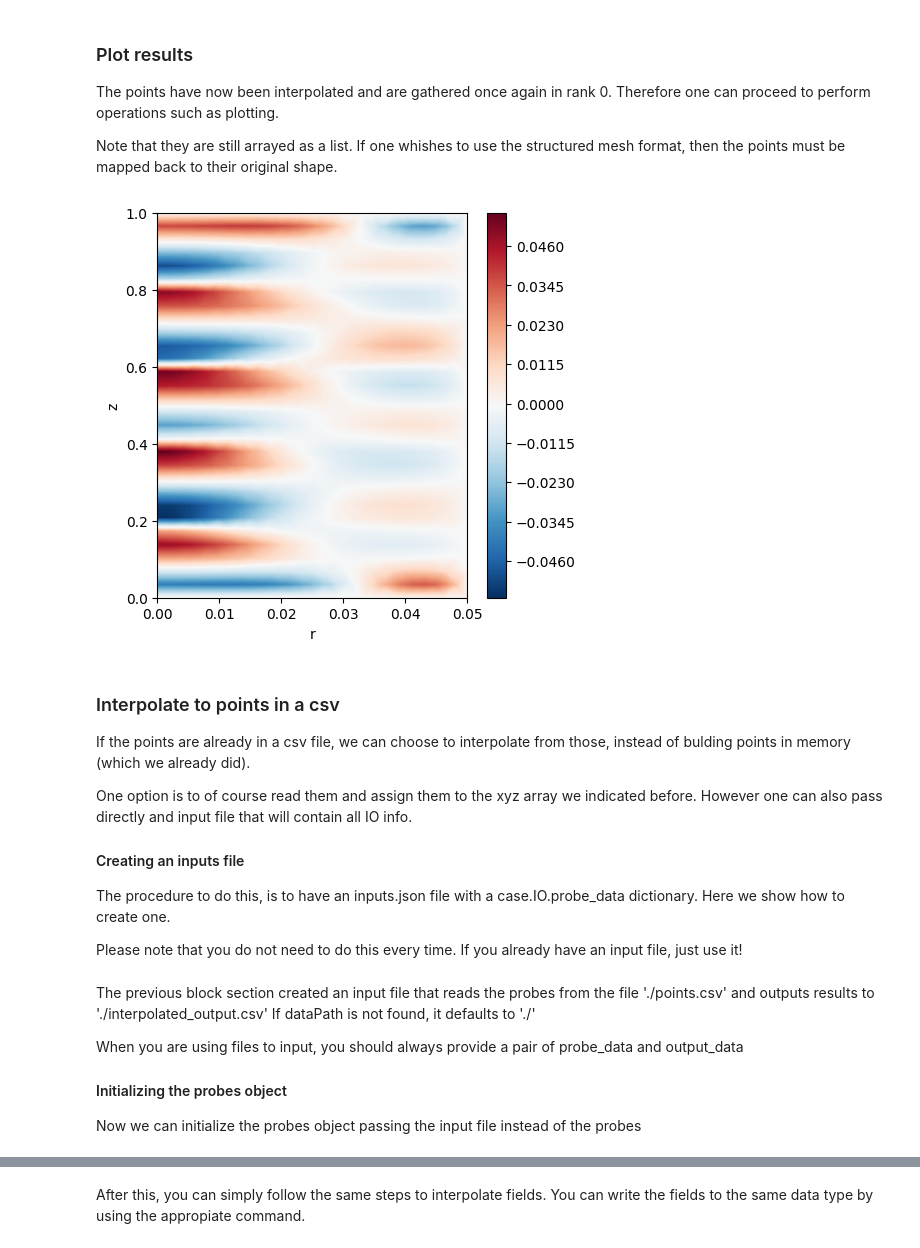
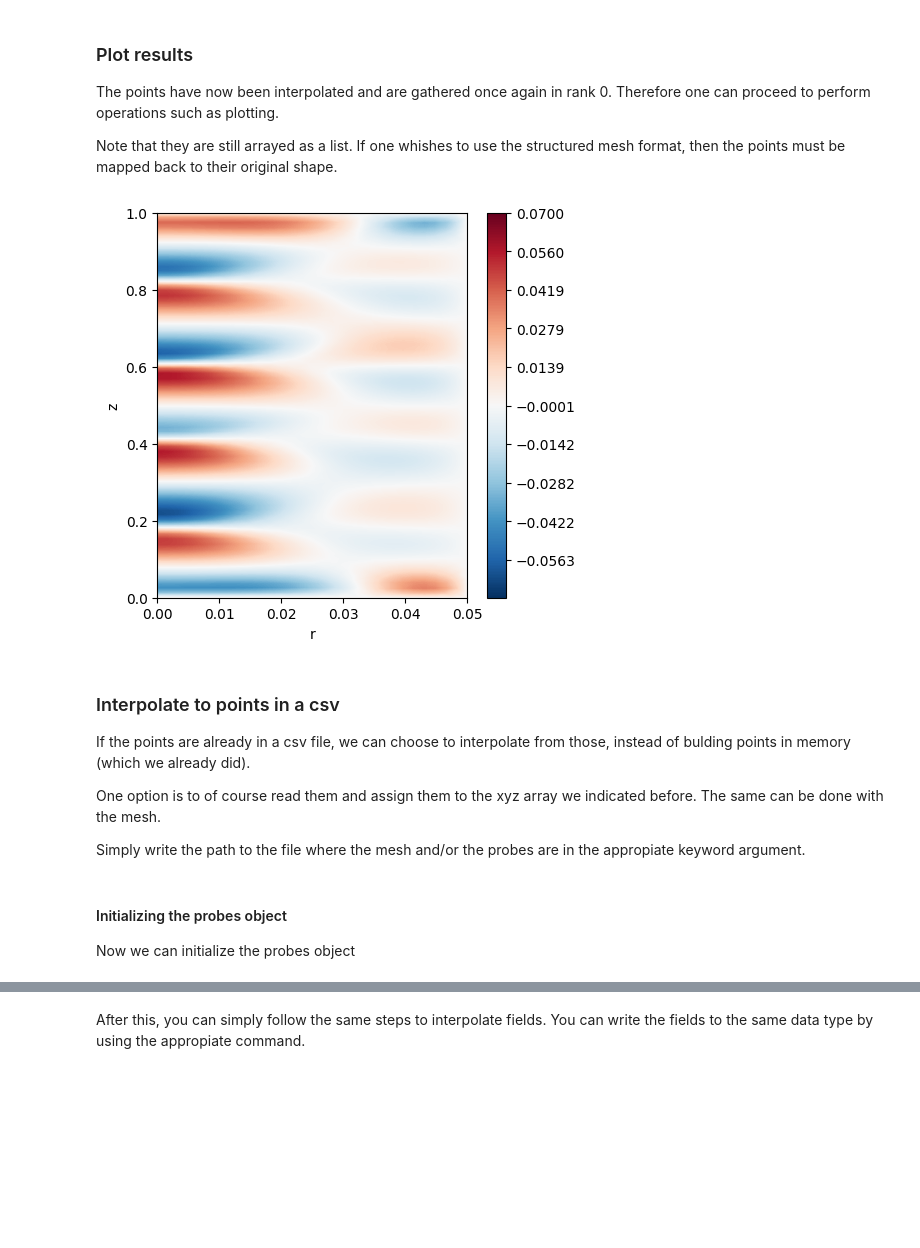
Before and after one commit to nchristensen/pySEMTools, a Jupyter notebook: examples/4-interpolation/1-interpolation_to_query_points.ipynb, the cells around one changed output, grey strips where cells are left out. Saved outputs shown, nothing was run; the diff lists cells and outputs as text; code cells hidden in the pictures; blank space fills up the shorter version.

```diff
--- a/examples/4-interpolation/1-interpolation_to_query_points.ipynb
+++ b/examples/4-interpolation/1-interpolation_to_query_points.ipynb
@@ -63,7 +66,7 @@ if comm.Get_rank() == 0 :
     z_bbox = [0 , 1]
     nx = 30
     ny = 30
-    nz = 30
+    nz = 80
 
     # Generate the 1D mesh
     x_1d = pcs.generate_1d_arrays(x_bbox, nx, mode="equal")
@@ -141,31 +144,28 @@ Note that they are still arrayed as a list. If one whishes to use the structured
 # %%
 if comm.Get_rank() == 0:
 
     polar_fields = interp_utils.transform_from_list_to_array(nx,ny,nz,probes.interpolated_fields)
     w_polar = polar_fields[1]
 
     w_2d = np.mean(w_polar, axis=1)
 
     levels = 500
+    levels = np.linspace(-0.07, 0.07, levels)
     cmapp='RdBu_r'
     fig, ax = plt.subplots(1, 1,figsize=(5, 5))
 
     c1 = ax.tricontourf(r[:,0,:].flatten(), z[:,0,:].flatten() ,w_2d.flatten(), levels=levels, cmap=cmapp)
     fig.colorbar(c1)
     ax.set_xlabel("r")
     ax.set_ylabel("z")
     plt.show()
 # %% [output]
-[figure, old version]
+[figure, new version]
 # %% [markdown]
 ### Interpolate to points in a csv
 
 If the points are already in a csv file, we can choose to interpolate from those, instead of bulding points in memory (which we already did).
 
-One option is to of course read them and assign them to the xyz array we indicated before. However one can also pass directly and input file that will contain all IO info.
+One option is to of course read them and assign them to the xyz array we indicated before. The same can be done with the mesh.
 
-#### Creating an inputs file
-
-The procedure to do this, is to have an inputs.json file with a case.IO.probe_data dictionary. Here we show how to create one.
-
-Please note that you do not need to do this every time. If you already have an input file, just use it!
+Simply write the path to the file where the mesh and/or the probes are in the appropiate keyword argument.
@@ -184,10 +172,5 @@ with open('input.json', 'w') as f:
 # %% [markdown]
-The previous block section created an input file that reads the probes from the file './points.csv' and outputs results to './interpolated_output.csv'
-If dataPath is not found, it defaults to './'
-
-When you are using files to input, you should always provide a pair of probe_data and output_data
-
 #### Initializing the probes object
 
-Now we can initialize the probes object passing the input file instead of the probes
+Now we can initialize the probes object
 # %%
```
Also changed, not shown: parts of 7 cells of this notebook.
